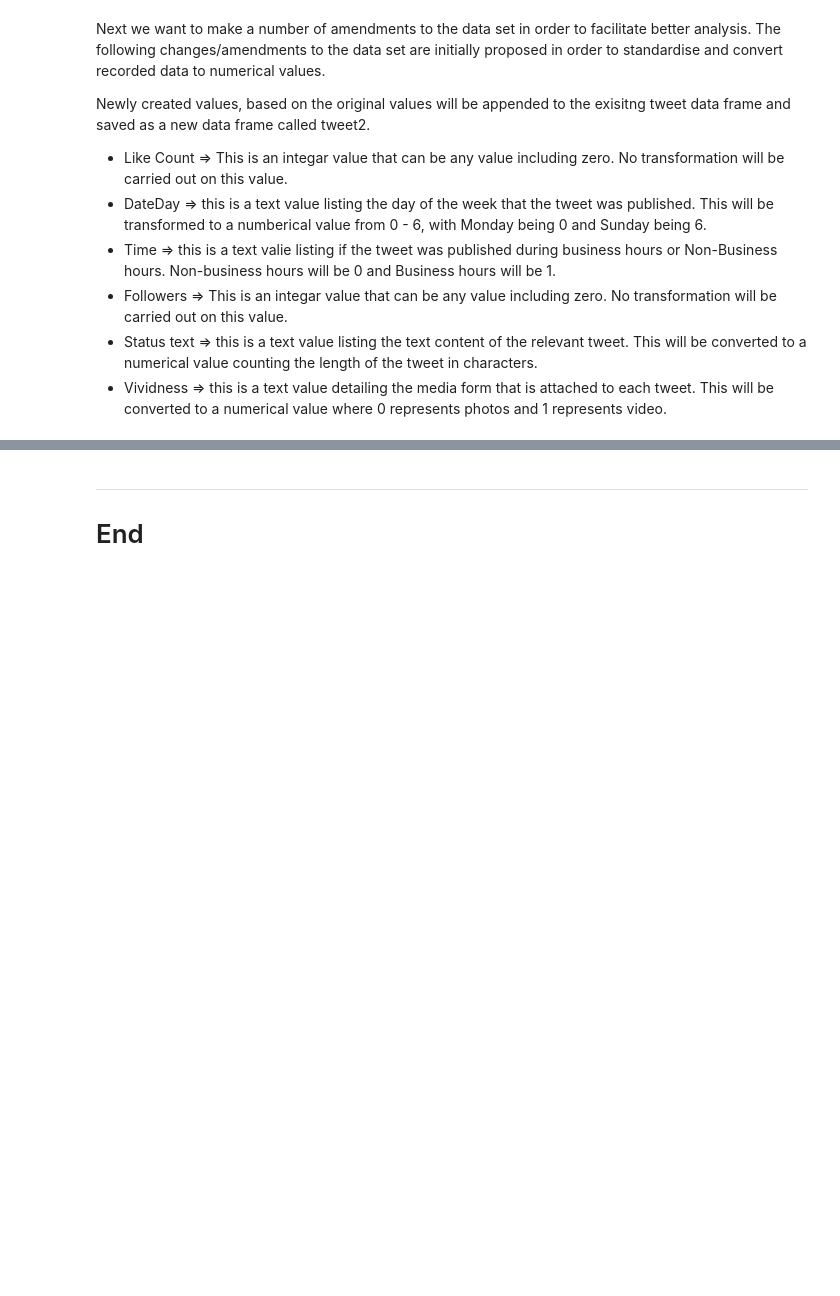
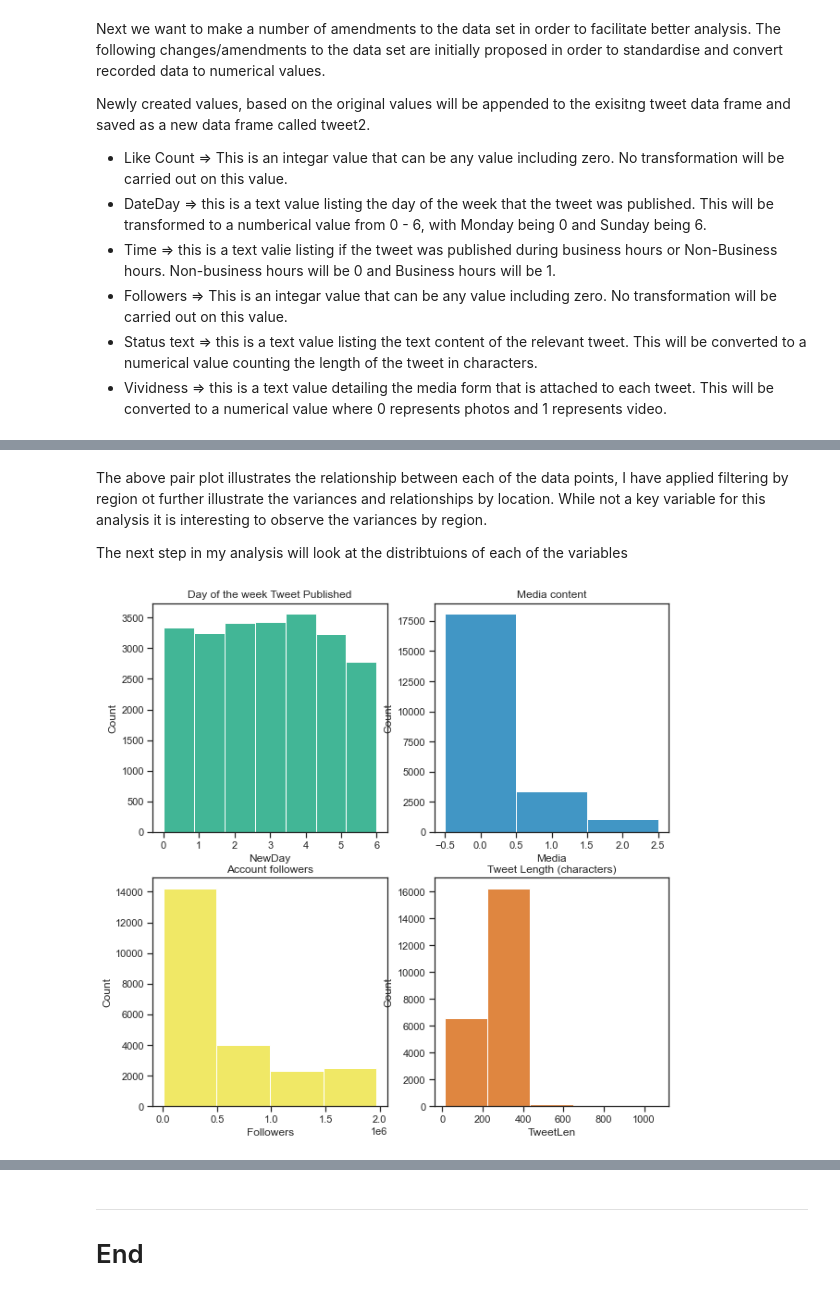
Before and after one commit to G00411301/PfDA_Project1, a Jupyter notebook: project1.ipynb, the cells around one changed output, grey strips where cells are left out. Saved outputs shown, nothing was run; the diff lists cells and outputs as text; code cells hidden in the pictures; blank space fills up the shorter version.

```diff
--- a/project1.ipynb
+++ b/project1.ipynb
@@ -115,0 +144,18 @@ tweet.loc[tweet['Vividness']=="video",['Media']]=1
+# %% [markdown]
+The above pair plot illustrates the relationship between each of the data points, I have applied filtering by region ot further illustrate the variances and relationships by location. While not a key variable for this analysis it is interesting to observe the variances by region.
+
+The next step in my analysis will look at the distribtuions of each of the variables
+# %%
+#create sub plots to represent multiple variables. This will demonstrate the distribution of each of the relevant variables
+sns.set(style = "ticks", palette="colorblind")
+f,axes = plt.subplots(2,2, figsize=(10,10))
+axes[0,0].set_title("Day of the week Tweet Published")
+sns.histplot(df['NewDay'], ax=axes[0,0], bins=7, color="g");
+axes[0,1].set_title("Media content")
+sns.histplot(df['Media'], ax=axes[0,1], bins=3, color="b");
+axes[1,0].set_title("Account followers")
+sns.histplot(df['Followers'], ax=axes[1,0], bins=4, color="y");
+axes[1,1].set_title("Tweet Length (characters)")
+sns.histplot(df['TweetLen'], ax=axes[1,1], bins=5, color="r");
+# %% [output]
+[figure, added]
```
Also changed, not shown: parts of 28 cells of this notebook.
